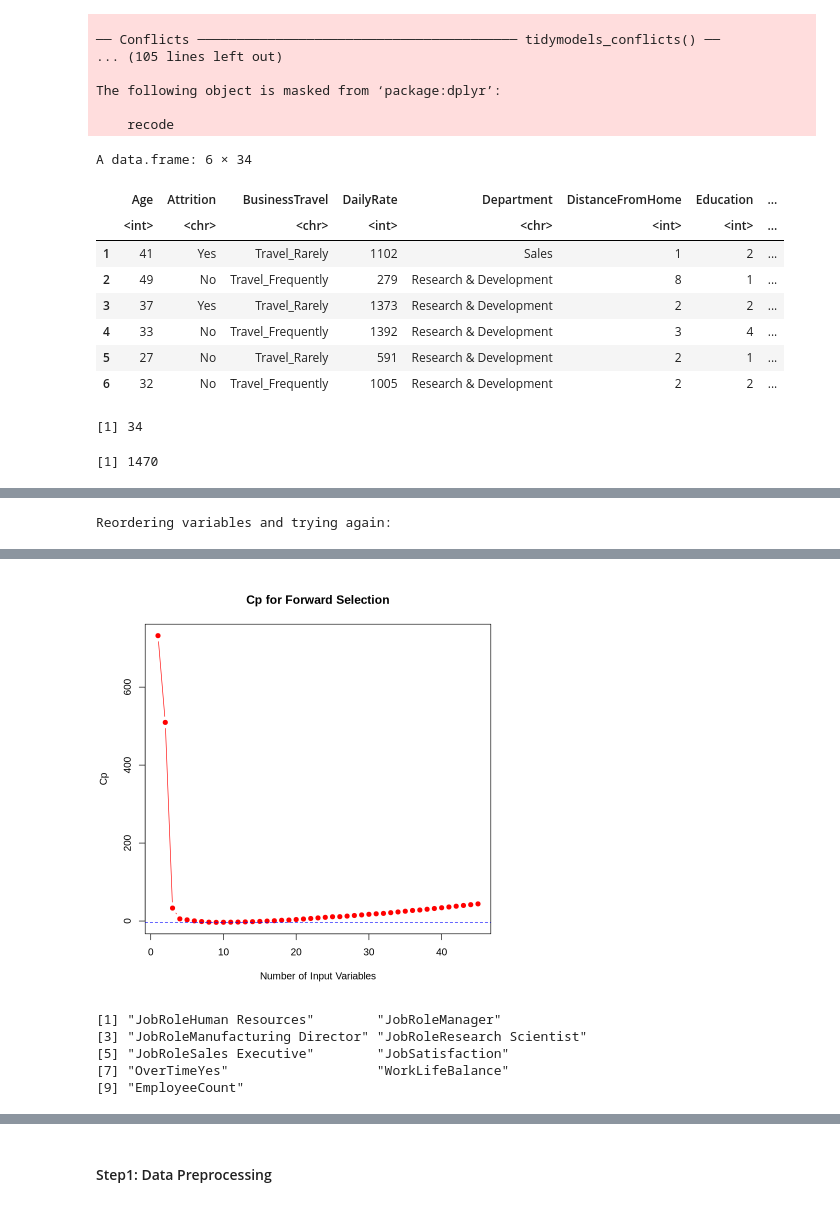
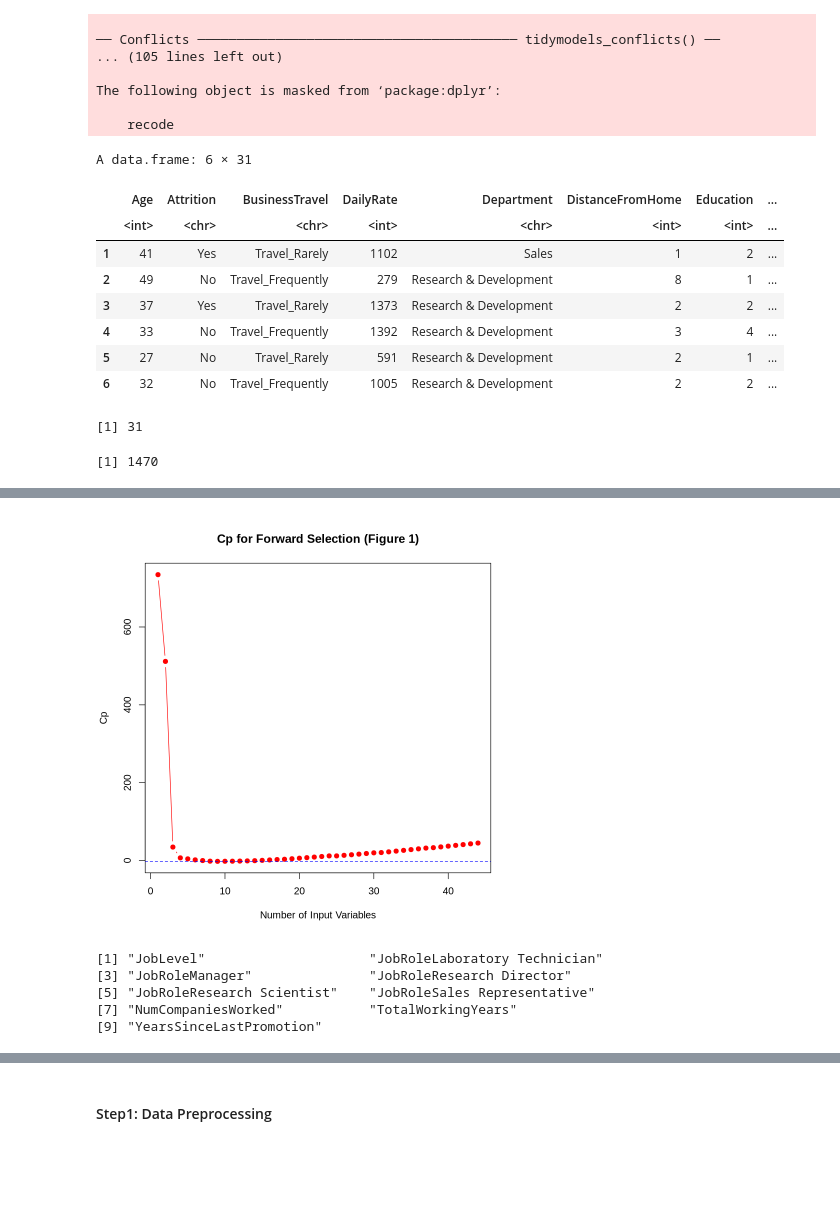
Before and after one commit to ZilongPC/STAT301-Group21-Project, a Jupyter notebook: STAT301 Group21 Proejct.ipynb, the cells around one changed output, grey strips where cells are left out. Drawn from its saved outputs; the diff is of its cells as text; code cells hidden in the pictures; blank space fills up the shorter version.

```diff
--- a/STAT301 Group21 Proejct.ipynb
+++ b/STAT301 Group21 Proejct.ipynb
@@ -80,7 +80,7 @@ The following object is masked from ‘package:dplyr’:
     recode
 # %%
 # Remove "Over-18" column
-HR_data <- read.csv('HR-Employee-Attrition.csv') %>% select(-Over18)
+HR_data <- read.csv('HR-Employee-Attrition.csv') %>% select(-Over18, -EmployeeCount,-EmployeeNumber, -StandardHours)
 head(HR_data)
 num_variables <- ncol(HR_data)
 num_observations <- nrow(HR_data)
@@ -96,7 +96,7 @@ hr_split <-
 training_hr <- training(hr_split)
 testing_hr <- testing(hr_split)
 # %% [output]
-A data.frame: 6 × 34
+A data.frame: 6 × 31
 |  | Age | Attrition | BusinessTravel | DailyRate | Department | DistanceFromHome | Education | ... |
 |  | <int> | <chr> | <chr> | <int> | <chr> | <int> | <int> | ... |
 | 1 | 41 | Yes | Travel_Rarely | 1102 | Sales | 1 | 2 | ... |
@@ -105,7 +105,7 @@ A data.frame: 6 × 34
 | 4 | 33 | No | Travel_Frequently | 1392 | Research & Development | 3 | 4 | ... |
 | 5 | 27 | No | Travel_Rarely | 591 | Research & Development | 2 | 1 | ... |
 | 6 | 32 | No | Travel_Frequently | 1005 | Research & Development | 2 | 2 | ... |
-[1] 34
+[1] 31
 [1] 1470
 # %%
 hr_forward_sel <- regsubsets(x = MonthlyIncome ~ ., nvmax = 45,
@@ -126,7 +126,7 @@ hr_forward_summary <- summary(hr_forward_sel)
 
 plot(
     summary(hr_forward_sel)$cp,
-    main = "Cp for Forward Selection",
+    main = "Cp for Forward Selection (Figure 1)",
     xlab = "Number of Input Variables",
     ylab = "Cp",
     type = "b",
@@ -140 +137,0 @@ Warning message in leaps.setup(x, y, wt = wt, nbest = nbest, nvmax = nvmax, forc
-Reordering variables and trying again:
@@ -143,12 +138,12 @@ Warning message in rval$lopt[] <- rval$vorder[rval$lopt]:
-[figure, old version]
+[figure, new version]
 # %%
 cp_min = which.min(hr_forward_summary$cp)
 
 selected_var <- names(coef(hr_forward_sel, cp_min))[-1]
 selected_var
 # %% [output]
-[1] "JobRoleHuman Resources"        "JobRoleManager"
-[3] "JobRoleManufacturing Director" "JobRoleResearch Scientist"
-[5] "JobRoleSales Executive"        "JobSatisfaction"
-[7] "OverTimeYes"                   "WorkLifeBalance"
-[9] "EmployeeCount"
+[1] "JobLevel"                     "JobRoleLaboratory Technician"
+[3] "JobRoleManager"               "JobRoleResearch Director"
+[5] "JobRoleResearch Scientist"    "JobRoleSales Representative"
+[7] "NumCompaniesWorked"           "TotalWorkingYears"
+[9] "YearsSinceLastPromotion"
```
Also changed, not shown: parts of 5 cells of this notebook.
